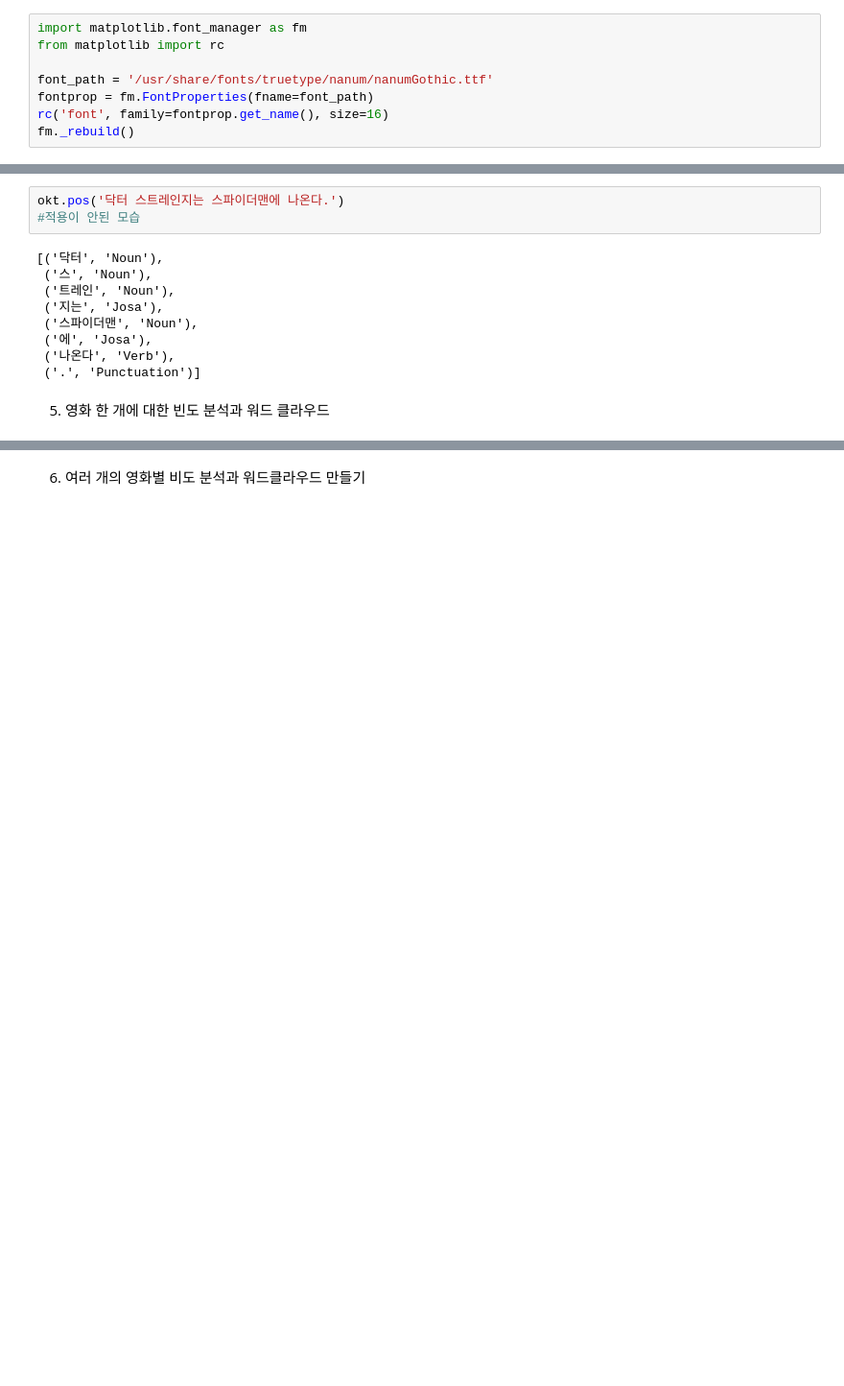
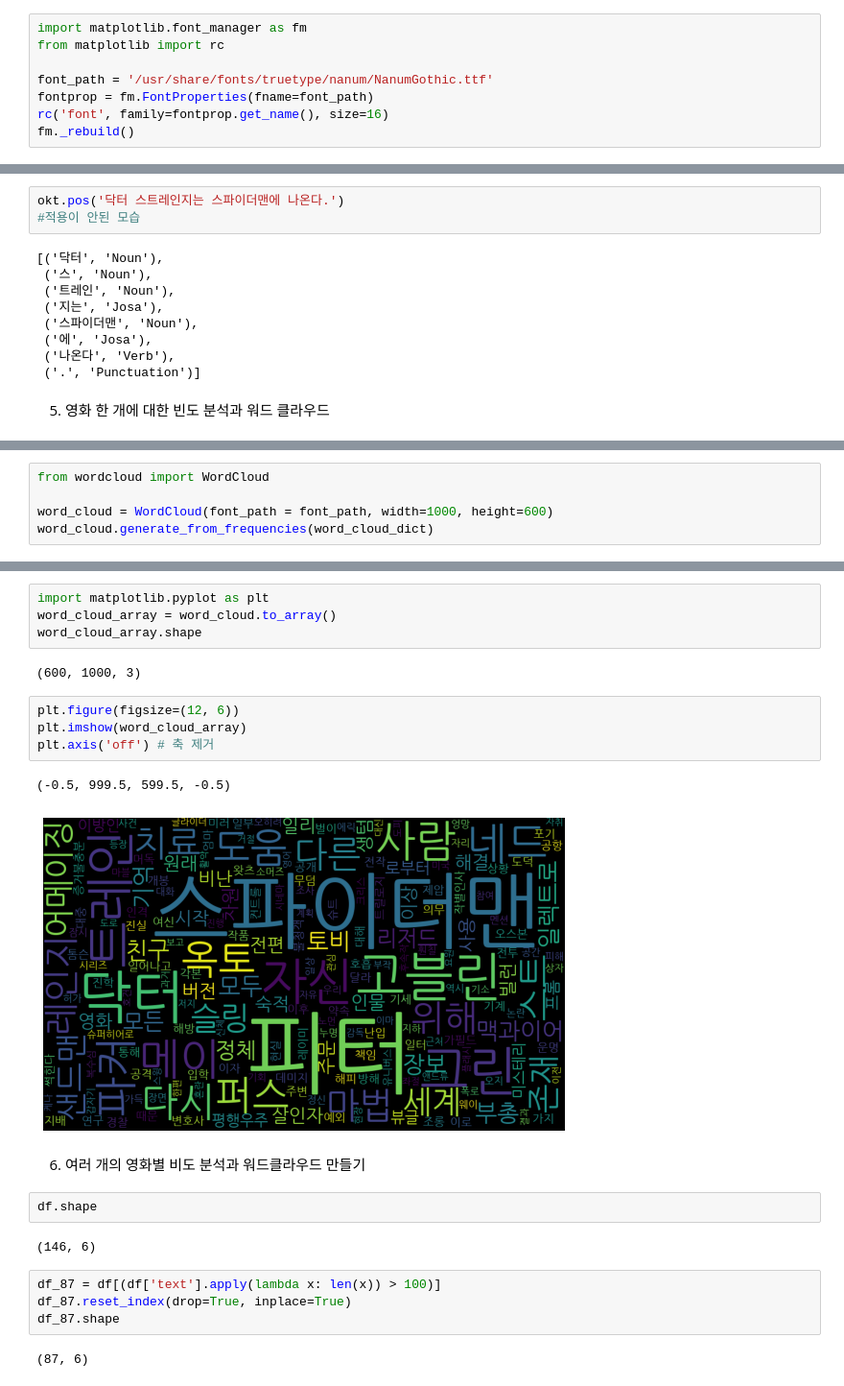
Before and after one commit to kevinstar9/DesignThinking, a Jupyter notebook: Hello.ipynb, the cells around one changed output, grey strips where cells are left out. Shown at 96% size. Cells and saved outputs as stored; diff of their text form; blank space fills up the shorter version.

```diff
--- a/Hello.ipynb
+++ b/Hello.ipynb
@@ -298,7 +344,7 @@ cosine_similarity_1d(sent1, sent3)
 import matplotlib.font_manager as fm
 from matplotlib import rc
 
-font_path = '/usr/share/fonts/truetype/nanum/nanumGothic.ttf'
+font_path = '/usr/share/fonts/truetype/nanum/NanumGothic.ttf'
 fontprop = fm.FontProperties(fname=font_path)
 rc('font', family=fontprop.get_name(), size=16)
 fm._rebuild()
@@ -449,0 +642,5 @@ okt.pos('닥터 스트레인지는 스파이더맨에 나온다.')
+# %%
+from wordcloud import WordCloud
+
+word_cloud = WordCloud(font_path = font_path, width=1000, height=600)
+word_cloud.generate_from_frequencies(word_cloud_dict)
@@ -450,2 +669,25 @@ okt.pos('닥터 스트레인지는 스파이더맨에 나온다.')
+# %%
+import matplotlib.pyplot as plt
+word_cloud_array = word_cloud.to_array()
+word_cloud_array.shape
+# %% [output]
+(600, 1000, 3)
+# %%
+plt.figure(figsize=(12, 6))
+plt.imshow(word_cloud_array)
+plt.axis('off') # 축 제거
+# %% [output]
+(-0.5, 999.5, 599.5, -0.5)
+[figure, added]
 # %% [markdown]
 6. 여러 개의 영화별 비도 분석과 워드클라우드 만들기
+# %%
+df.shape
+# %% [output]
+(146, 6)
+# %%
+df_87 = df[(df['text'].apply(lambda x: len(x)) > 100)]
+df_87.reset_index(drop=True, inplace=True)
+df_87.shape
+# %% [output]
+(87, 6)
```
Also changed, not shown: parts of 80 cells of this notebook.
